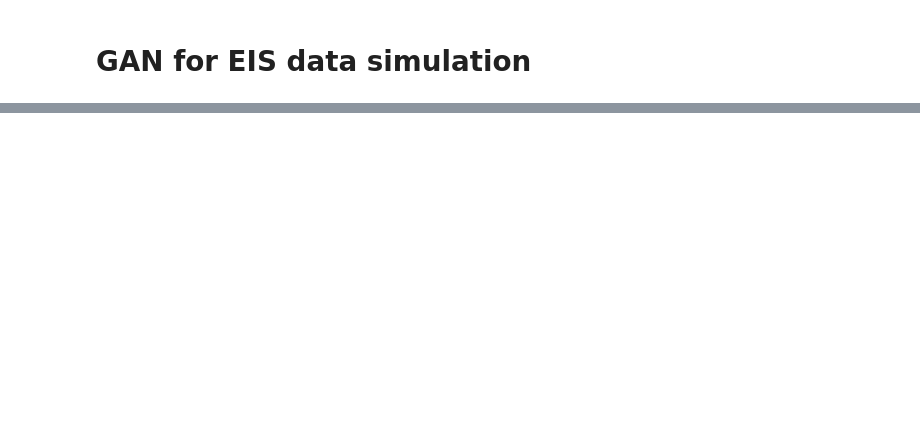
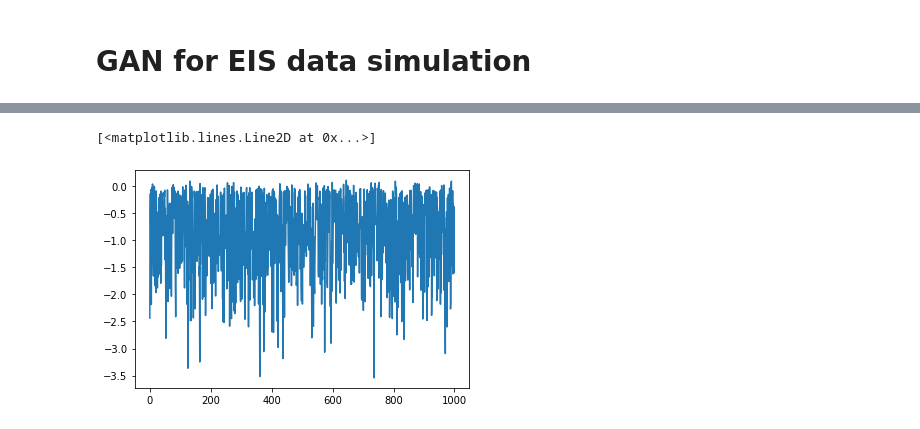
Before and after one commit to emanbuc/ML-GAN, a Jupyter notebook: EIS-GAN.ipynb, the cells around one changed output, grey strips where cells are left out. Saved outputs shown, nothing was run; the diff lists cells and outputs as text; code cells hidden in the pictures; blank space fills up the shorter version.

```diff
--- a/EIS-GAN.ipynb
+++ b/EIS-GAN.ipynb
@@ -155,6 +186,9 @@ for epoch in range(num_epochs):
 # %%
-latent_space_samples = torch.randn(1000, 3)
+latent_space_samples = torch.randn(1000, 2)
 generated_samples = generator(latent_space_samples)
 # %%
 generated_samples = generated_samples.detach()
-plt.plot(generated_samples[:, 0], generated_samples[:, 1], ".")
+plt.plot(generated_samples[:, 1])
+# %% [output]
+[<matplotlib.lines.Line2D at 0x...>]
+[figure, added]
```
Also changed, not shown: parts of 9 cells of this notebook.
